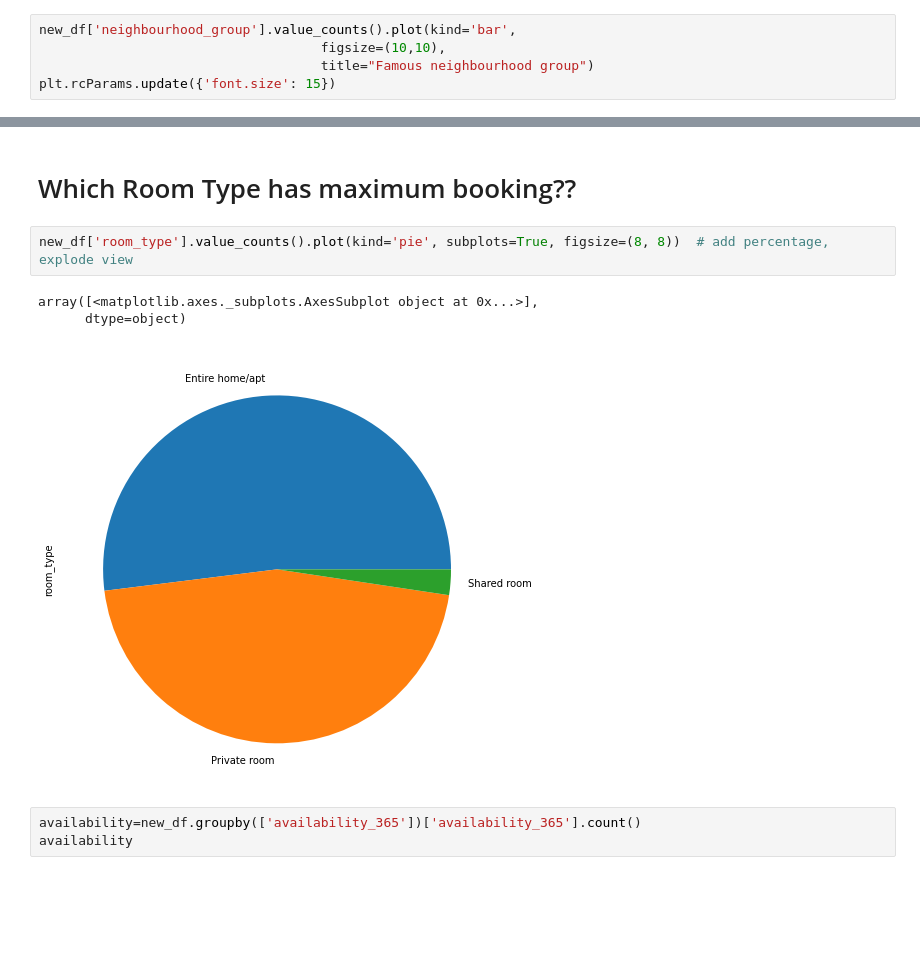
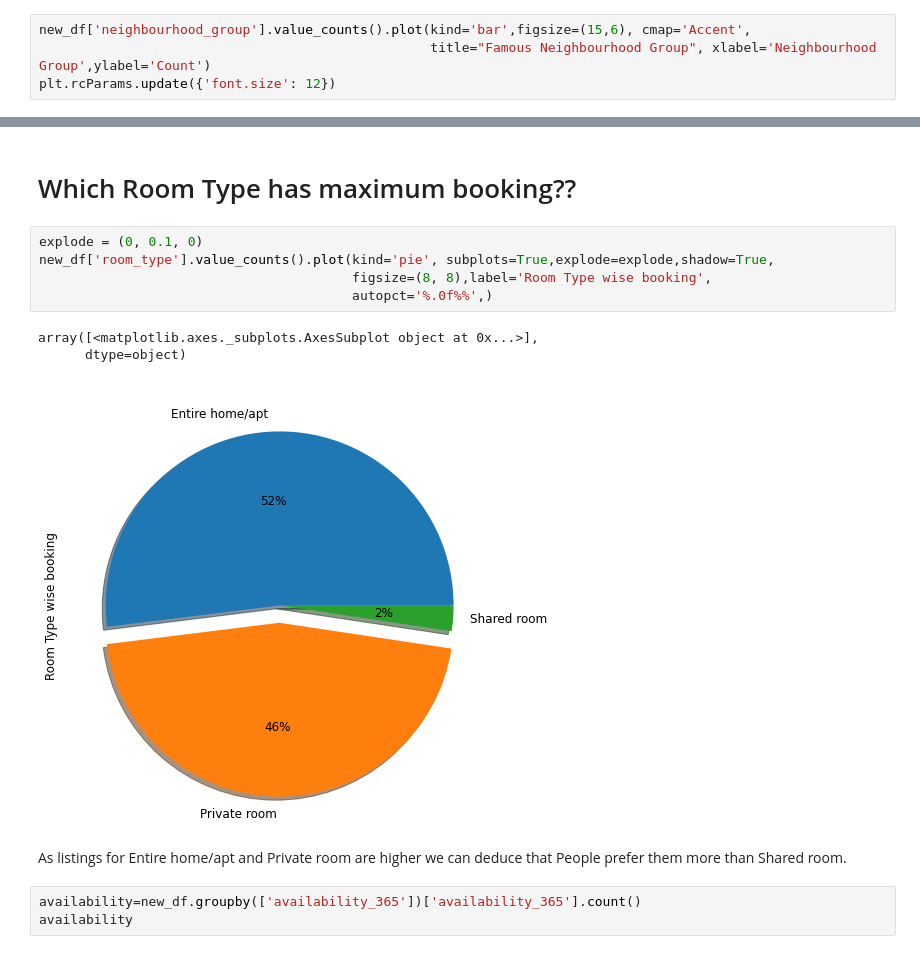
Before and after one commit to GoPlusUltra/Airbnb-2019-dataset-EDA, a Jupyter notebook: EDA_on_Airbnb_2019_Dataset.ipynb, the cells around one changed output, grey strips where cells are left out. Drawn from its saved outputs; the diff is of its cells as text; blank space fills up the shorter version.

```diff
--- a/EDA_on_Airbnb_2019_Dataset.ipynb
+++ b/EDA_on_Airbnb_2019_Dataset.ipynb
@@ -187,8 +192,7 @@ Bronx             1091
 Staten Island      373
 Name: neighbourhood_group, dtype: int64
 # %%
-new_df['neighbourhood_group'].value_counts().plot(kind='bar',
-                                    figsize=(10,10),
-                                    title="Famous neighbourhood group")
-plt.rcParams.update({'font.size': 15})
+new_df['neighbourhood_group'].value_counts().plot(kind='bar',figsize=(15,6), cmap='Accent',
+                                                  title="Famous Neighbourhood Group", xlabel='Neighbourhood Group',ylabel='Count')
+plt.rcParams.update({'font.size': 12})
 # %% [output]
@@ -196,11 +202,16 @@ plt.rcParams.update({'font.size': 15})
 # %% [markdown]
 # Which Room Type has maximum booking??
 # %%
-new_df['room_type'].value_counts().plot(kind='pie', subplots=True, figsize=(8, 8))  # add percentage, explode view
+explode = (0, 0.1, 0)
+new_df['room_type'].value_counts().plot(kind='pie', subplots=True,explode=explode,shadow=True,
+                                        figsize=(8, 8),label='Room Type wise booking',
+                                        autopct='%.0f%%',)
 # %% [output]
 array([<matplotlib.axes._subplots.AxesSubplot object at 0x...>],
       dtype=object)
-[figure, old version]
+[figure, new version]
+# %% [markdown]
+As listings for Entire home/apt and Private room are higher we can deduce that People prefer them more than Shared room.
 # %%
 availability=new_df.groupby(['availability_365'])['availability_365'].count()
 availability
```
Also changed, not shown: parts of 62 cells of this notebook.
